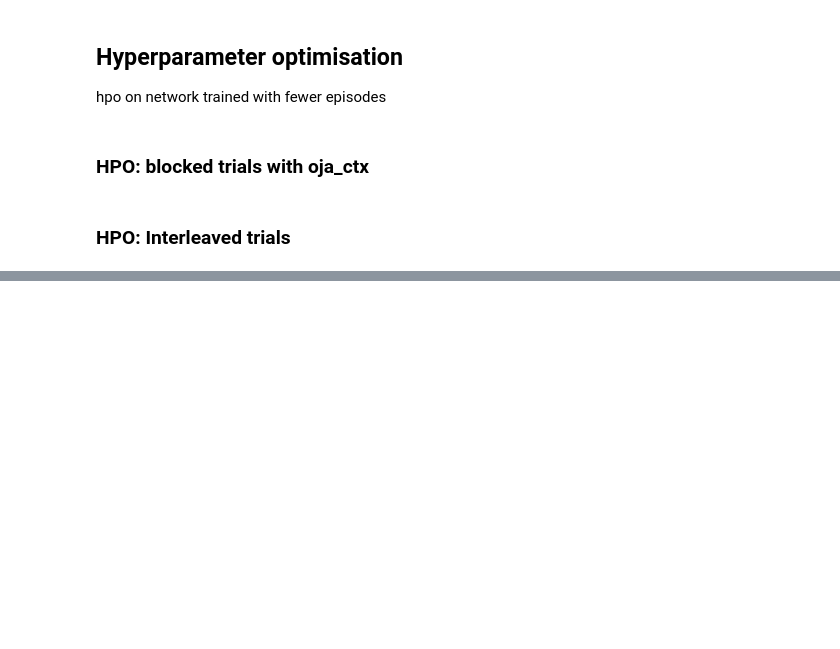
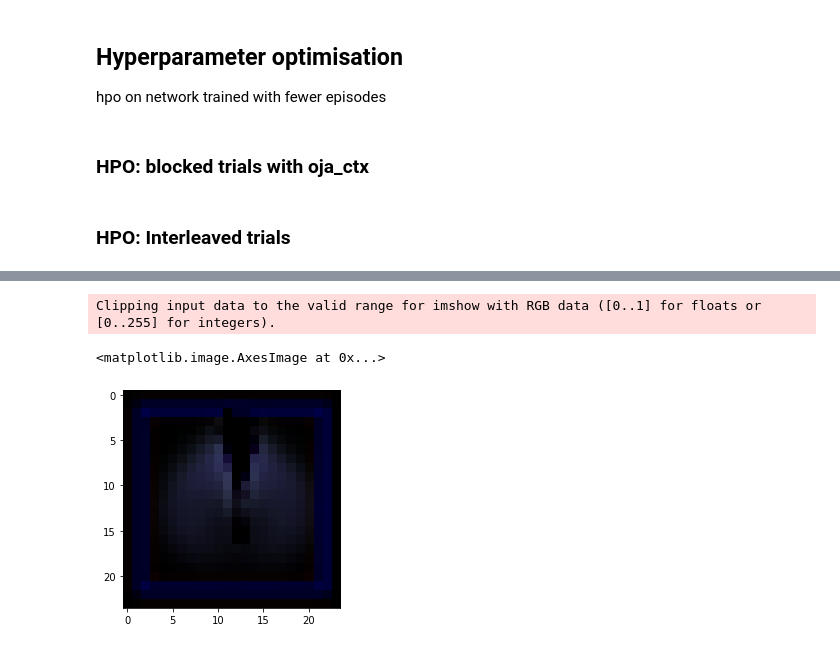
Before and after one commit to summerfieldlab/Flesch_Nagy_etal_HebbCL, a Jupyter notebook: notebooks/scratchpad.ipynb, the cells around one changed output, grey strips where cells are left out. Saved outputs shown, nothing was run; the diff lists cells and outputs as text; code cells hidden in the pictures; blank space fills up the shorter version.

```diff
--- a/notebooks/scratchpad.ipynb
+++ b/notebooks/scratchpad.ipynb
@@ -285,0 +285,12 @@ terminal accuracy: 0.84, loss: -5288.39
+# %%
+args = parser.parse_args(args=[])
+args.n_features = 24*24*3+2
+args.n_layers = 2
+data = make_trees_dataset(args,filesuffix="_withgarden_ds24")
+# %%
+import matplotlib.pyplot as plt
+plt.imshow(data["x_test_a"][0,:-2].reshape((24,24,3)))
+# %% [output]
+Clipping input data to the valid range for imshow with RGB data ([0..1] for floats or [0..255] for integers).
+<matplotlib.image.AxesImage at 0x...>
+[figure, added]
```
Also changed, not shown: parts of 7 cells of this notebook, 7 other files.
